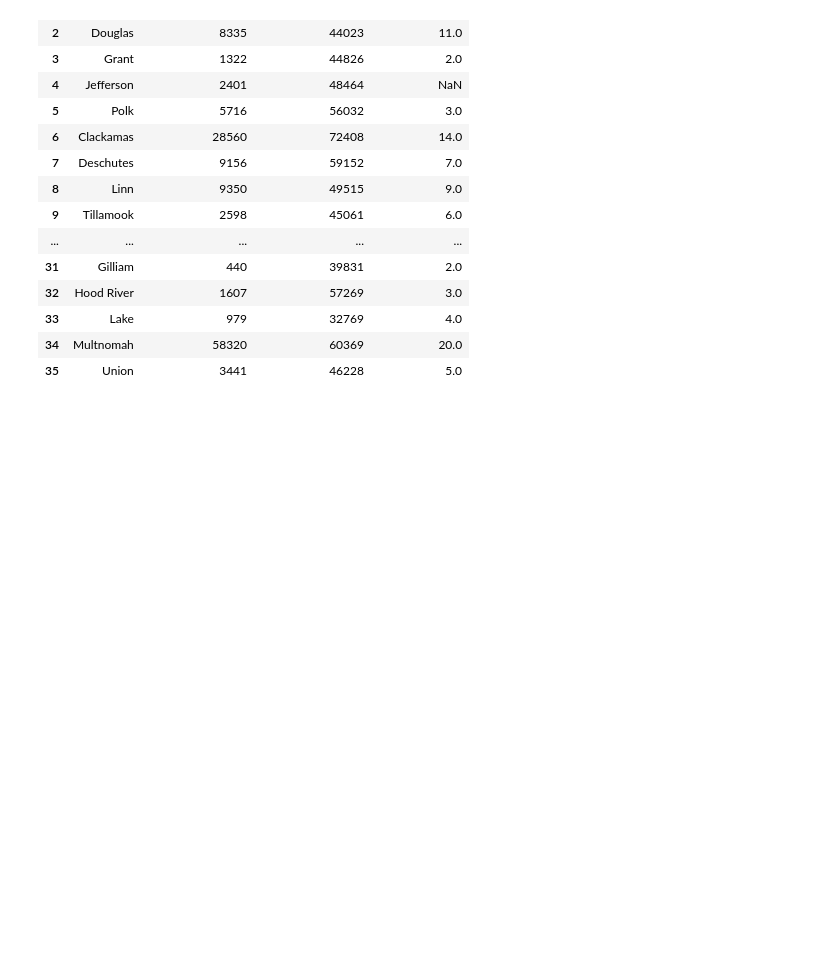
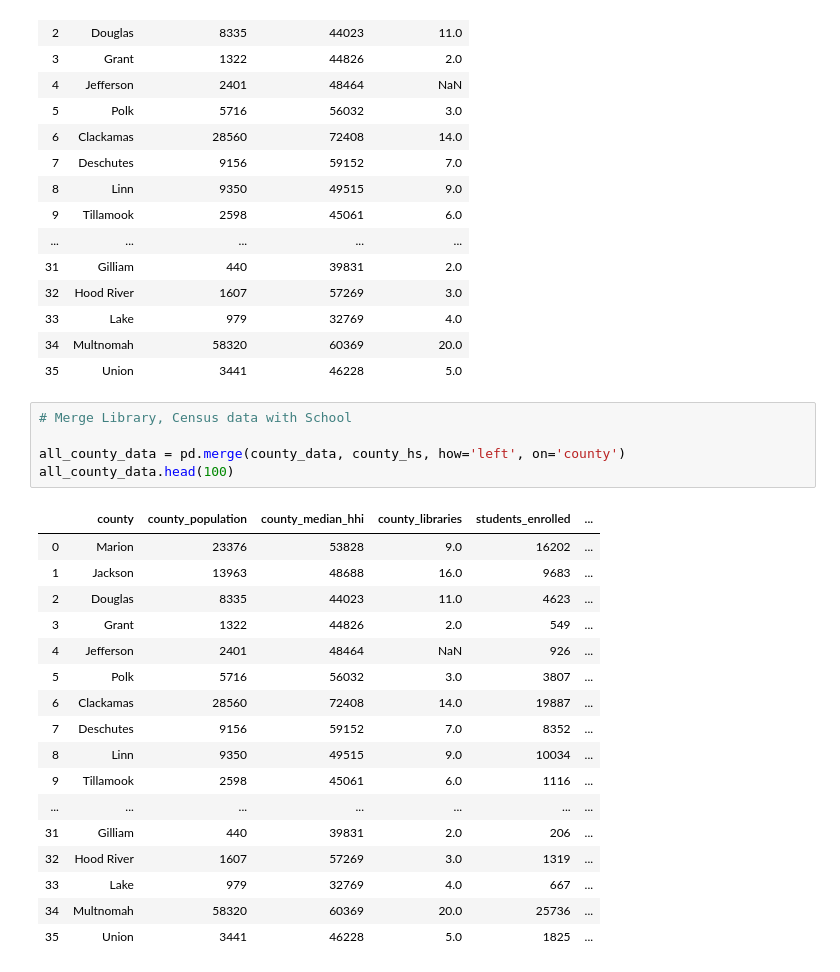
Before and after one commit to linmck/group_project_2_etl, a Jupyter notebook: oregon_public_library_counties.ipynb, the cells around one changed output. Cells and saved outputs as stored; diff of their text form; blank space fills up the shorter version.

```diff
--- a/oregon_public_library_counties.ipynb
+++ b/oregon_public_library_counties.ipynb
@@ -234,3 +278,26 @@ county_data.head(100)
 | 33 | Lake | 979 | 32769 | 4.0 |
 | 34 | Multnomah | 58320 | 60369 | 20.0 |
 | 35 | Union | 3441 | 46228 | 5.0 |
+# %%
+# Merge Library, Census data with School
+
+all_county_data = pd.merge(county_data, county_hs, how='left', on='county')
+all_county_data.head(100)
+# %% [output]
+|  | county | county_population | county_median_hhi | county_libraries | students_enrolled | ... |
+| 0 | Marion | 23376 | 53828 | 9.0 | 16202 | ... |
+| 1 | Jackson | 13963 | 48688 | 16.0 | 9683 | ... |
+| 2 | Douglas | 8335 | 44023 | 11.0 | 4623 | ... |
+| 3 | Grant | 1322 | 44826 | 2.0 | 549 | ... |
+| 4 | Jefferson | 2401 | 48464 | NaN | 926 | ... |
+| 5 | Polk | 5716 | 56032 | 3.0 | 3807 | ... |
+| 6 | Clackamas | 28560 | 72408 | 14.0 | 19887 | ... |
+| 7 | Deschutes | 9156 | 59152 | 7.0 | 8352 | ... |
+| 8 | Linn | 9350 | 49515 | 9.0 | 10034 | ... |
+| 9 | Tillamook | 2598 | 45061 | 6.0 | 1116 | ... |
+| ... | ... | ... | ... | ... | ... | ... |
+| 31 | Gilliam | 440 | 39831 | 2.0 | 206 | ... |
+| 32 | Hood River | 1607 | 57269 | 3.0 | 1319 | ... |
+| 33 | Lake | 979 | 32769 | 4.0 | 667 | ... |
+| 34 | Multnomah | 58320 | 60369 | 20.0 | 25736 | ... |
+| 35 | Union | 3441 | 46228 | 5.0 | 1825 | ... |
```
Also changed, not shown: parts of 3 cells of this notebook.
